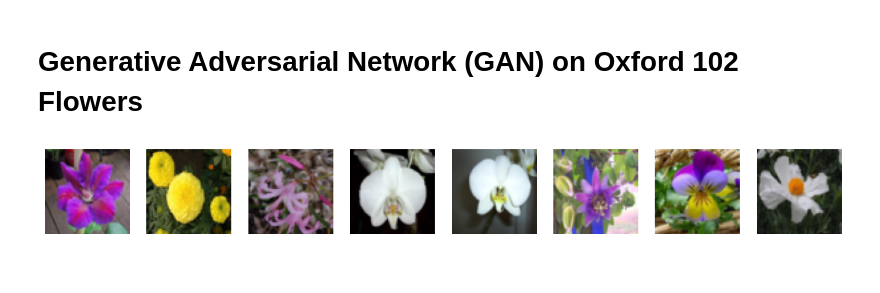
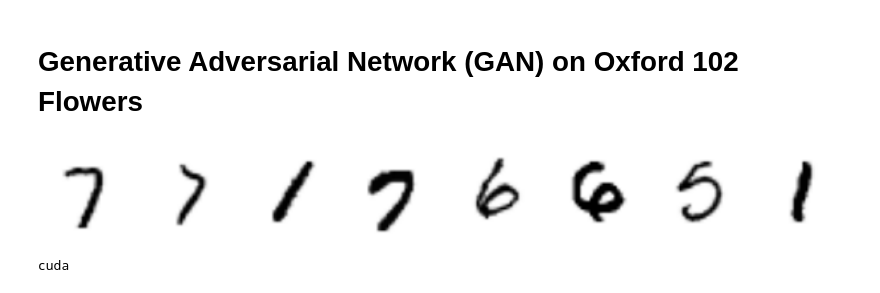
Before and after one commit to lmagoncalo/ferramentas_avancadas, a Jupyter notebook: 3 - CNN/GAN.ipynb, the cells around one changed output. Cells and saved outputs as stored; diff of their text form; code cells hidden in the pictures.

```diff
--- a/3 - CNN/GAN.ipynb
+++ b/3 - CNN/GAN.ipynb
@@ -17,11 +17,14 @@ from tqdm.notebook import tqdm
 transform = transforms.Compose([
     transforms.Resize((64, 64)),
     transforms.ToTensor(),
-    transforms.Normalize([0.5,0.5,0.5], [0.5,0.5,0.5])  # scale to [-1,1]
+    # transforms.Normalize([0.5,0.5,0.5], [0.5,0.5,0.5])  # scale to [-1,1]
+    transforms.Normalize([0.5], [0.5])  # scale to [-1,1]
 ])
 
-train_dataset = datasets.Flowers102(root='./data', split="train", transform=transform, download=True)
-test_dataset = datasets.Flowers102(root='./data', split="test", transform=transform, download=True)
+# train_dataset = datasets.Flowers102(root='./data', split="train", transform=transform, download=True)
+train_dataset = datasets.MNIST(root='./data', train=True, transform=transform, download=True)
+# test_dataset = datasets.Flowers102(root='./data', split="test", transform=transform, download=True)
+test_dataset = datasets.MNIST(root='./data', train=False, transform=transform, download=True)
 
 # DataLoaders allow iteration in mini-batches
 train_loader = DataLoader(train_dataset, batch_size=64, shuffle=True)
@@ -29,25 +32,24 @@ test_loader = DataLoader(test_dataset, batch_size=1000, shuffle=False)
 # %%
 # -----------------------------
 # 4. Visualize some training images
 # -----------------------------
 
 # Get some random training images
 dataiter = iter(train_loader)
 images, labels = next(dataiter)
 
 def plot_examples(images):
     fig, axes = plt.subplots(1, len(images), figsize=(15,3))
     for idx, ax in enumerate(axes):
         image = (images[idx].squeeze() + 1) / 2
-        image = np.transpose(image, (1, 2, 0))
-        ax.imshow(image)
+        ax.imshow(image, cmap='Greys')
         ax.axis('off')
     plt.show()
 
 # Show images
 plot_examples(images[:8])
 # %% [output]
-[figure, old version]
+[figure, new version]
 # %%
 # -----------------------------
 # 3. Define Generator and Discriminator
@@ -145,6 +147,10 @@ D = Discriminator().to(device)
 # Initialize weights
 G.apply(weights_init_normal)
 D.apply(weights_init_normal)
+
+print(device)
+# %% [output]
+cuda
 # %%
 criterion = nn.BCELoss()
 lr = 0.0002
```
Also changed, not shown: parts of 4 cells of this notebook, 7 other files.
